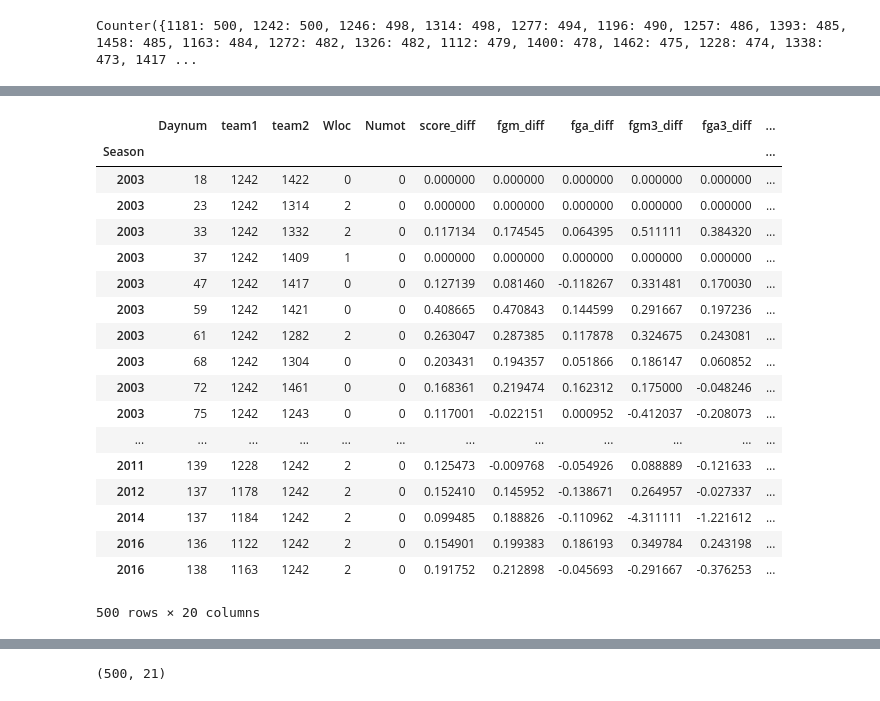
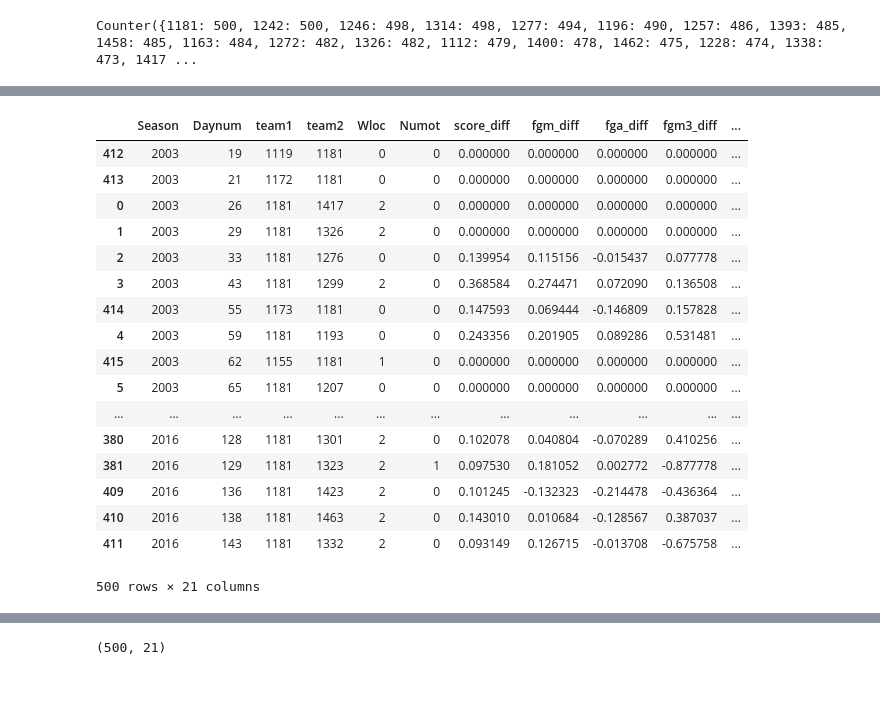
Before and after one commit to JamesBrd/MML, a Jupyter notebook: Multivariate-wo-ELO-V1.ipynb, the cells around one changed output, grey strips where cells are left out. Drawn from its saved outputs; the diff is of its cells as text; code cells hidden in the pictures.

```diff
--- a/Multivariate-wo-ELO-V1.ipynb
+++ b/Multivariate-wo-ELO-V1.ipynb
@@ -36,7 +36,7 @@ print(t1_count + t2_count)
 # %% [output]
 Counter({1181: 500, 1242: 500, 1246: 498, 1314: 498, 1277: 494, 1196: 490, 1257: 486, 1393: 485, 1458: 485, 1163: 484, 1272: 482, 1326: 482, 1112: 479, 1400: 478, 1462: 475, 1228: 474, 1338: 473, 1417 ...
 # %%
-d1 = dataframe.loc[dataframe['team1'] == 1242]
+d1 = dataframe.loc[dataframe['team1'] == 1181]
 #d2 = dataframe.loc[dataframe['team2'] == 1181]
 d1
 # %% [output]
@@ -62,3 +62,3 @@ d1
 # %%
-d2 = dataframe.loc[dataframe['team2'] == 1242]
-d2
+d2 = dataframe.loc[dataframe['team2'] == 1181]
+#d2
@@ -85,26 +65,27 @@ d2
 # %%
 #dataset = dataframe.loc[dataframe['team2'] == 1458]
 dataset = pd.concat([d1, d2])
-dataset.sort_values(by = ['Daynum'], ascending=True)
+dataset.reset_index(inplace=True)
+#dataset.sort_values(by = ['Daynum'], ascending=True)
+dataset.sort_values(by = ['Season', 'Daynum'], inplace=True)
 dataset
 # %% [output]
-|  | Daynum | team1 | team2 | Wloc | Numot | score_diff | fgm_diff | fga_diff | fgm3_diff | fga3_diff | ... |
-| Season |  |  |  |  |  |  |  |  |  |  | ... |
-| 2003 | 18 | 1242 | 1422 | 0 | 0 | 0.000000 | 0.000000 | 0.000000 | 0.000000 | 0.000000 | ... |
-| 2003 | 23 | 1242 | 1314 | 2 | 0 | 0.000000 | 0.000000 | 0.000000 | 0.000000 | 0.000000 | ... |
-| 2003 | 33 | 1242 | 1332 | 2 | 0 | 0.117134 | 0.174545 | 0.064395 | 0.511111 | 0.384320 | ... |
-| 2003 | 37 | 1242 | 1409 | 1 | 0 | 0.000000 | 0.000000 | 0.000000 | 0.000000 | 0.000000 | ... |
-| 2003 | 47 | 1242 | 1417 | 0 | 0 | 0.127139 | 0.081460 | -0.118267 | 0.331481 | 0.170030 | ... |
-| 2003 | 59 | 1242 | 1421 | 0 | 0 | 0.408665 | 0.470843 | 0.144599 | 0.291667 | 0.197236 | ... |
-| 2003 | 61 | 1242 | 1282 | 2 | 0 | 0.263047 | 0.287385 | 0.117878 | 0.324675 | 0.243081 | ... |
-| 2003 | 68 | 1242 | 1304 | 0 | 0 | 0.203431 | 0.194357 | 0.051866 | 0.186147 | 0.060852 | ... |
-| 2003 | 72 | 1242 | 1461 | 0 | 0 | 0.168361 | 0.219474 | 0.162312 | 0.175000 | -0.048246 | ... |
-| 2003 | 75 | 1242 | 1243 | 0 | 0 | 0.117001 | -0.022151 | 0.000952 | -0.412037 | -0.208073 | ... |
+|  | Season | Daynum | team1 | team2 | Wloc | Numot | score_diff | fgm_diff | fga_diff | fgm3_diff | ... |
+| 412 | 2003 | 19 | 1119 | 1181 | 0 | 0 | 0.000000 | 0.000000 | 0.000000 | 0.000000 | ... |
+| 413 | 2003 | 21 | 1172 | 1181 | 0 | 0 | 0.000000 | 0.000000 | 0.000000 | 0.000000 | ... |
+| 0 | 2003 | 26 | 1181 | 1417 | 2 | 0 | 0.000000 | 0.000000 | 0.000000 | 0.000000 | ... |
+| 1 | 2003 | 29 | 1181 | 1326 | 2 | 0 | 0.000000 | 0.000000 | 0.000000 | 0.000000 | ... |
+| 2 | 2003 | 33 | 1181 | 1276 | 0 | 0 | 0.139954 | 0.115156 | -0.015437 | 0.077778 | ... |
+| 3 | 2003 | 43 | 1181 | 1299 | 2 | 0 | 0.368584 | 0.274471 | 0.072090 | 0.136508 | ... |
+| 414 | 2003 | 55 | 1173 | 1181 | 0 | 0 | 0.147593 | 0.069444 | -0.146809 | 0.157828 | ... |
+| 4 | 2003 | 59 | 1181 | 1193 | 0 | 0 | 0.243356 | 0.201905 | 0.089286 | 0.531481 | ... |
+| 415 | 2003 | 62 | 1155 | 1181 | 1 | 0 | 0.000000 | 0.000000 | 0.000000 | 0.000000 | ... |
+| 5 | 2003 | 65 | 1181 | 1207 | 0 | 0 | 0.000000 | 0.000000 | 0.000000 | 0.000000 | ... |
 | ... | ... | ... | ... | ... | ... | ... | ... | ... | ... | ... | ... |
-| 2011 | 139 | 1228 | 1242 | 2 | 0 | 0.125473 | -0.009768 | -0.054926 | 0.088889 | -0.121633 | ... |
-| 2012 | 137 | 1178 | 1242 | 2 | 0 | 0.152410 | 0.145952 | -0.138671 | 0.264957 | -0.027337 | ... |
-| 2014 | 137 | 1184 | 1242 | 2 | 0 | 0.099485 | 0.188826 | -0.110962 | -4.311111 | -1.221612 | ... |
-| 2016 | 136 | 1122 | 1242 | 2 | 0 | 0.154901 | 0.199383 | 0.186193 | 0.349784 | 0.243198 | ... |
-| 2016 | 138 | 1163 | 1242 | 2 | 0 | 0.191752 | 0.212898 | -0.045693 | -0.291667 | -0.376253 | ... |
+| 380 | 2016 | 128 | 1181 | 1301 | 2 | 0 | 0.102078 | 0.040804 | -0.070289 | 0.410256 | ... |
+| 381 | 2016 | 129 | 1181 | 1323 | 2 | 1 | 0.097530 | 0.181052 | 0.002772 | -0.877778 | ... |
+| 409 | 2016 | 136 | 1181 | 1423 | 2 | 0 | 0.101245 | -0.132323 | -0.214478 | -0.436364 | ... |
+| 410 | 2016 | 138 | 1181 | 1463 | 2 | 0 | 0.143010 | 0.010684 | -0.128567 | 0.387037 | ... |
+| 411 | 2016 | 143 | 1181 | 1332 | 2 | 0 | 0.093149 | 0.126715 | -0.013708 | -0.675758 | ... |
-500 rows × 20 columns
+500 rows × 21 columns
 # %%
```
Also changed, not shown: parts of 9 cells of this notebook, 2 other files.
